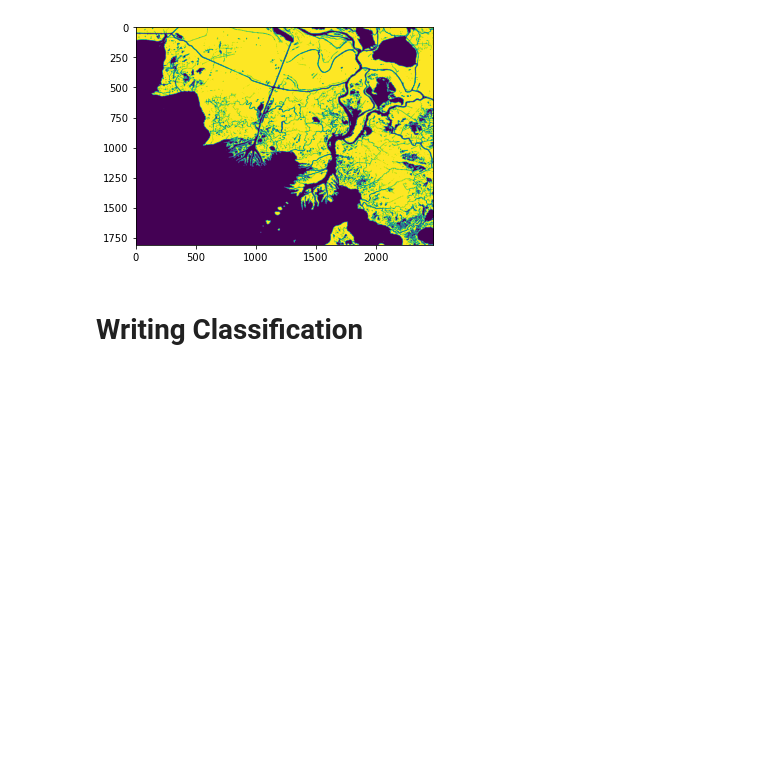
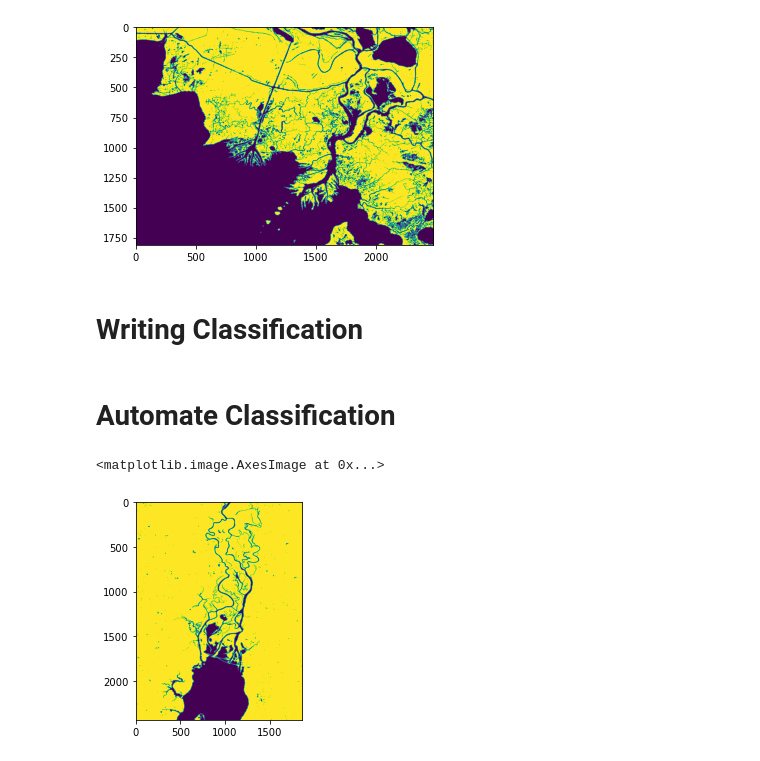
Before and after one commit to OPERA-Cal-Val/cal-val-example, a Jupyter notebook: datasets/3_RF_Classification_for_Reference_Map.ipynb, the cells around one changed output. Drawn from its saved outputs; the diff is of its cells as text; code cells hidden in the pictures; blank space fills up the shorter version.

```diff
--- a/datasets/3_RF_Classification_for_Reference_Map.ipynb
+++ b/datasets/3_RF_Classification_for_Reference_Map.ipynb
@@ -206,7 +207,42 @@ plt.imshow(class_arr)
 profile_class = profile.copy()
 profile_class['count'] = 1
 profile_class['dtype'] = 'uint8'
-profile_class['nodata'] = None
+profile_class['nodata'] = 0
 
 with rasterio.open('classification_sample.tif', 'w', **profile_class) as ds:
     ds.write(class_arr, 1)
+# %% [markdown]
+# Automate Classification
+# %%
+def read_one_mosaic(record):
+    bucket = record['bucket']
+    key = record['key']
+
+    with rasterio.Env(AWSSession(session)):
+        with rasterio.open(f's3://{bucket}/{key}') as ds:
+            profile = ds.profile
+            img = ds.read()
+    return img, profile
+
+def classify_scene(record):
+
+    img, profile = read_one_mosaic(record)
+    img_bsq = img.transpose([1, 2, 0])
+    X_all = img_bsq.reshape((-1, 4))
+    y_all = rf.predict(X_all)
+
+    class_arr = y_all.reshape(img_bsq.shape[0], img_bsq.shape[1])
+
+    class_profile = profile.copy()
+    class_profile['count'] = 1
+    class_profile['dtype'] = 'uint8'
+    class_profile['nodata'] = 0
+
+    return class_arr, class_profile
+# %%
+X, prof = classify_scene(records[1])
+# %%
+plt.imshow(X)
+# %% [output]
+<matplotlib.image.AxesImage at 0x...>
+[figure, added]
```
Also changed, not shown: parts of 15 cells of this notebook, 5 other files.
